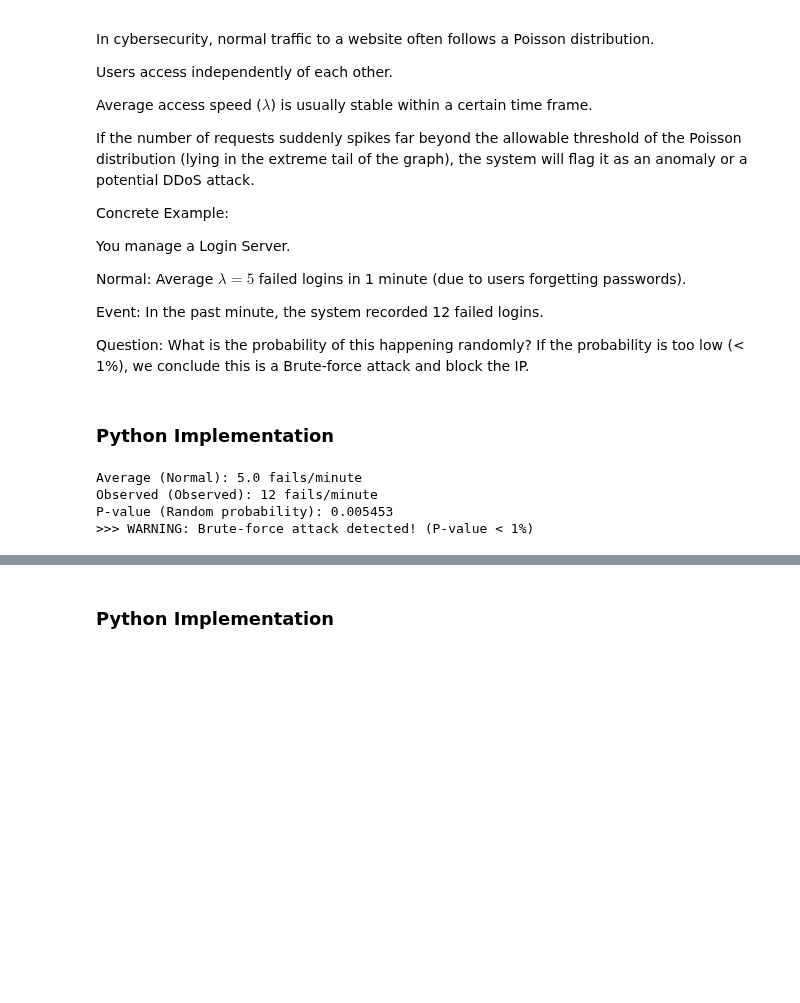
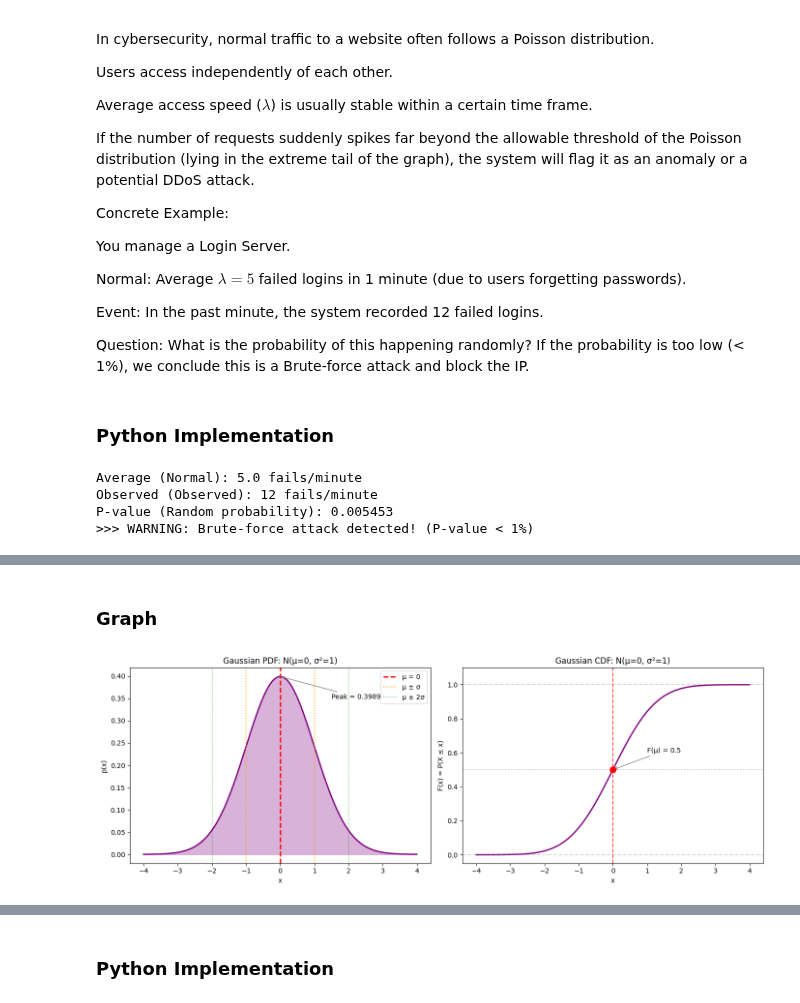
Before and after one commit to vu42/math-co5097-assignment-group-10, a Jupyter notebook: notebooks/distributions.ipynb, the cells around one changed output, grey strips where cells are left out. Saved outputs shown, nothing was run; the diff lists cells and outputs as text; code cells hidden in the pictures; blank space fills up the shorter version.

Commit message:
add gaussian graph

```diff
--- a/notebooks/distributions.ipynb
+++ b/notebooks/distributions.ipynb
@@ -1457,0 +1428,75 @@ Application: If we only know the data has a fixed Mean and Variance without know
+# %% [markdown]
+### Graph
+# %%
+import torch
+import matplotlib.pyplot as plt
+import numpy as np
+import math
+
+# Gaussian parameters
+mu = 0      # Mean
+sigma = 1   # Standard deviation (σ)
+
+# --- PDF Plot ---
+x_pdf = np.linspace(mu - 4*sigma, mu + 4*sigma, 500)
+# PDF formula: (1 / sqrt(2*pi*sigma^2)) * exp(-(x-mu)^2 / (2*sigma^2))
+pdf_values = (1 / np.sqrt(2 * np.pi * sigma**2)) * np.exp(-(x_pdf - mu)**2 / (2 * sigma**2))
+
+# --- CDF Plot ---
+x_cdf = np.linspace(mu - 4*sigma, mu + 4*sigma, 500)
+# CDF using error function: 0.5 * (1 + erf((x - mu) / (sigma * sqrt(2))))
+from scipy.special import erf
+cdf_values = 0.5 * (1 + erf((x_cdf - mu) / (sigma * np.sqrt(2))))
+
+# Create figure with two subplots
+fig, axes = plt.subplots(1, 2, figsize=(14, 5))
+
+# PDF plot (bell curve)
+axes[0].plot(x_pdf, pdf_values, color='purple', linewidth=2)
+axes[0].fill_between(x_pdf, pdf_values, alpha=0.3, color='purple')
+# Mark mean and standard deviations
+axes[0].axvline(x=mu, color='red', linestyle='--', linewidth=2, label=f'μ = {mu}')
+axes[0].axvline(x=mu - sigma, color='orange', linestyle=':', linewidth=1.5, label=f'μ ± σ')
+axes[0].axvline(x=mu + sigma, color='orange', linestyle=':', linewidth=1.5)
+axes[0].axvline(x=mu - 2*sigma, color='green', linestyle=':', linewidth=1, alpha=0.7, label=f'μ ± 2σ')
+axes[0].axvline(x=mu + 2*sigma, color='green', linestyle=':', linewidth=1, alpha=0.7)
+axes[0].set_xlabel('x')
+axes[0].set_ylabel('p(x)')
+axes[0].set_title(f'Gaussian PDF: N(μ={mu}, σ²={sigma**2})')
+axes[0].legend(loc='upper right')
+# Add annotation for peak
+peak_height = 1 / np.sqrt(2 * np.pi * sigma**2)
+axes[0].annotate(f'Peak = {peak_height:.4f}', xy=(mu, peak_height),
+                 xytext=(mu + 1.5, peak_height - 0.05),
+                 arrowprops=dict(arrowstyle='->', color='gray'), fontsize=10)
+
+# CDF plot (S-curve)
+axes[1].plot(x_cdf, cdf_values, color='purple', linewidth=2)
+axes[1].axhline(y=0, color='gray', linestyle='--', alpha=0.3)
+axes[1].axhline(y=0.5, color='gray', linestyle=':', alpha=0.5)
+axes[1].axhline(y=1, color='gray', linestyle='--', alpha=0.3)
+axes[1].axvline(x=mu, color='red', linestyle='--', linewidth=1.5, alpha=0.7)
+# Mark key probability points
+axes[1].scatter([mu], [0.5], color='red', s=80, zorder=5)
+axes[1].set_xlabel('x')
+axes[1].set_ylabel('F(x) = P(X ≤ x)')
+axes[1].set_title(f'Gaussian CDF: N(μ={mu}, σ²={sigma**2})')
+axes[1].set_ylim(-0.05, 1.1)
+# Add annotations
+axes[1].annotate('F(μ) = 0.5', xy=(mu, 0.5), xytext=(mu + 1, 0.6),
+                 arrowprops=dict(arrowstyle='->', color='gray'), fontsize=10)
+
+plt.tight_layout()
+plt.show()
+
+# Print statistics and probabilities
+print(f"Gaussian (Normal) Distribution: N(μ={mu}, σ²={sigma**2})")
+print(f"  Mean (μ) = {mu}")
+print(f"  Variance (σ²) = {sigma**2}")
+print(f"  Standard Deviation (σ) = {sigma}")
+print(f"\n68-95-99.7 Rule:")
+print(f"  P(μ-σ < X < μ+σ)   ≈ 68.27%")
+print(f"  P(μ-2σ < X < μ+2σ) ≈ 95.45%")
+print(f"  P(μ-3σ < X < μ+3σ) ≈ 99.73%")
+# %% [output]
+[figure, added]
```
Also changed, not shown: parts of 6 cells of this notebook, 1 other file.
